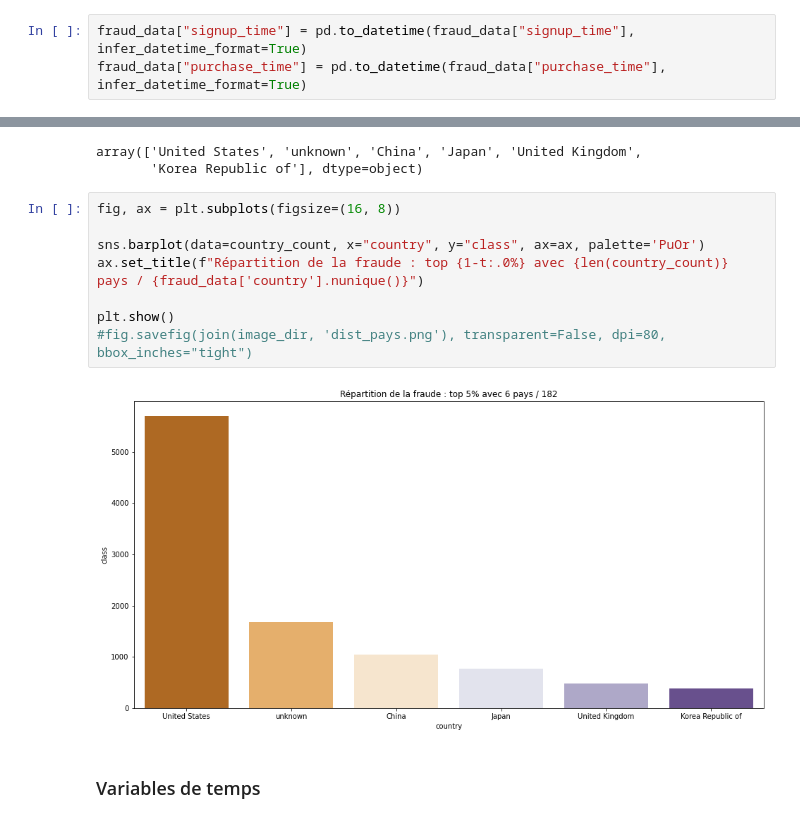
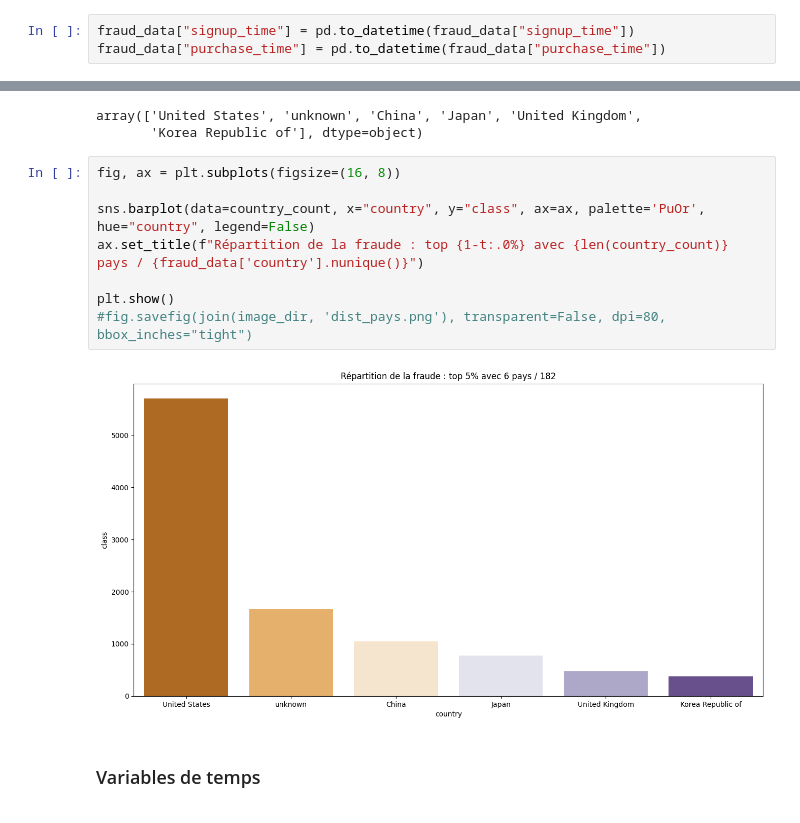
Before and after one commit to thefifthagreement/jedha-fs-s4-project, a Jupyter notebook: fraud_detection_eda.ipynb, the cells around one changed output, grey strips where cells are left out. Cells and saved outputs as stored; diff of their text form.

```diff
--- a/fraud_detection_eda.ipynb
+++ b/fraud_detection_eda.ipynb
@@ -120,8 +118,8 @@ fraud_data["ip_address"] = fraud_data["ip_address"].astype("int64")
 # %% [markdown]
 ### conversion des features datetime
 # %%
-fraud_data["signup_time"] = pd.to_datetime(fraud_data["signup_time"], infer_datetime_format=True)
-fraud_data["purchase_time"] = pd.to_datetime(fraud_data["purchase_time"], infer_datetime_format=True)
+fraud_data["signup_time"] = pd.to_datetime(fraud_data["signup_time"])
+fraud_data["purchase_time"] = pd.to_datetime(fraud_data["purchase_time"])
 # %%
 fraud_data[["ip_address", "signup_time", "purchase_time"]].info()
 # %% [output]
@@ -344,13 +348,13 @@ array(['United States', 'unknown', 'China', 'Japan', 'United Kingdom',
 # %%
 fig, ax = plt.subplots(figsize=(16, 8))
 
-sns.barplot(data=country_count, x="country", y="class", ax=ax, palette='PuOr')
+sns.barplot(data=country_count, x="country", y="class", ax=ax, palette='PuOr', hue="country", legend=False)
 ax.set_title(f"Répartition de la fraude : top {1-t:.0%} avec {len(country_count)} pays / {fraud_data['country'].nunique()}")
 
 plt.show()
 #fig.savefig(join(image_dir, 'dist_pays.png'), transparent=False, dpi=80, bbox_inches="tight")
 # %% [output]
-[figure, old version]
+[figure, new version]
 # %% [markdown]
 ### Variables de temps
 # %%
```
Also changed, not shown: parts of 20 cells of this notebook, 1 other file.
